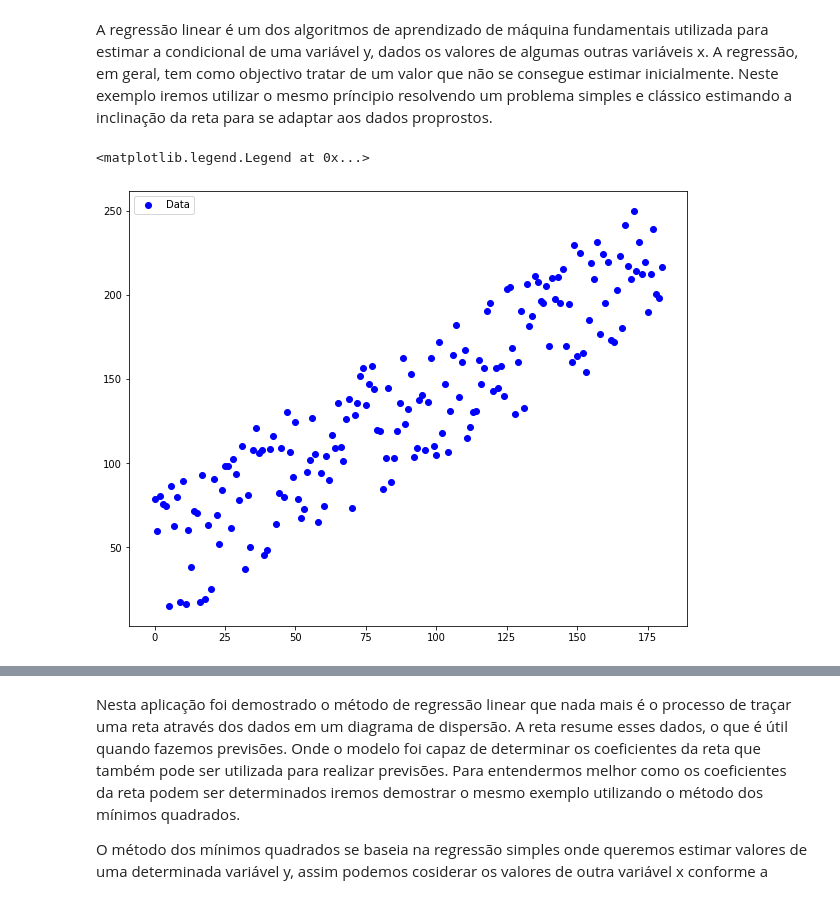
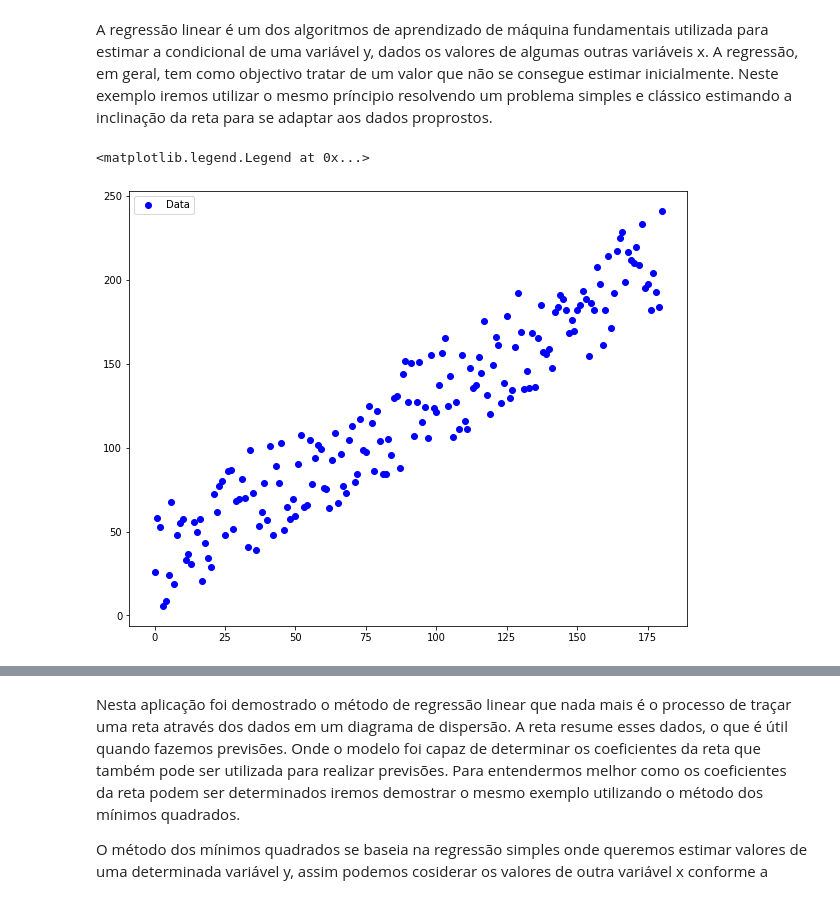
Before and after one commit to silasabs/PIVIC-PIBIC-Comunicacoes-Opticas, a Jupyter notebook: jupyter notebooks/Introduction_ANNs.ipynb, the cells around one changed output, grey strips where cells are left out. Cells and saved outputs as stored; diff of their text form; code cells hidden in the pictures.

```diff
--- a/jupyter notebooks/Introduction_ANNs.ipynb
+++ b/jupyter notebooks/Introduction_ANNs.ipynb
@@ -569,15 +567,15 @@ A regressão linear é um dos algoritmos de aprendizado de máquina fundamentais
 # %%
 # Geração de dados fictícios aleatórios.
 data = np.linspace(0, 180, 181)
-random_data = data + 85 * np.random.random((len(data)))
+random_data = data + 65 * np.random.random((len(data)))
 
 # Apresentação dos dados de amostragem
 plt.figure(num=None, figsize=(10,8))
 plt.scatter(data, random_data, label = 'Data', color='b')
 plt.legend()
 #plt.grid()
 # %% [output]
 <matplotlib.legend.Legend at 0x...>
-[figure, old version]
+[figure, new version]
 # %%
 # Iremos modelar a reta y = m * x + b com apenas um único neurônio.
```
Also changed, not shown: parts of 11 cells of this notebook, 1 other file.
